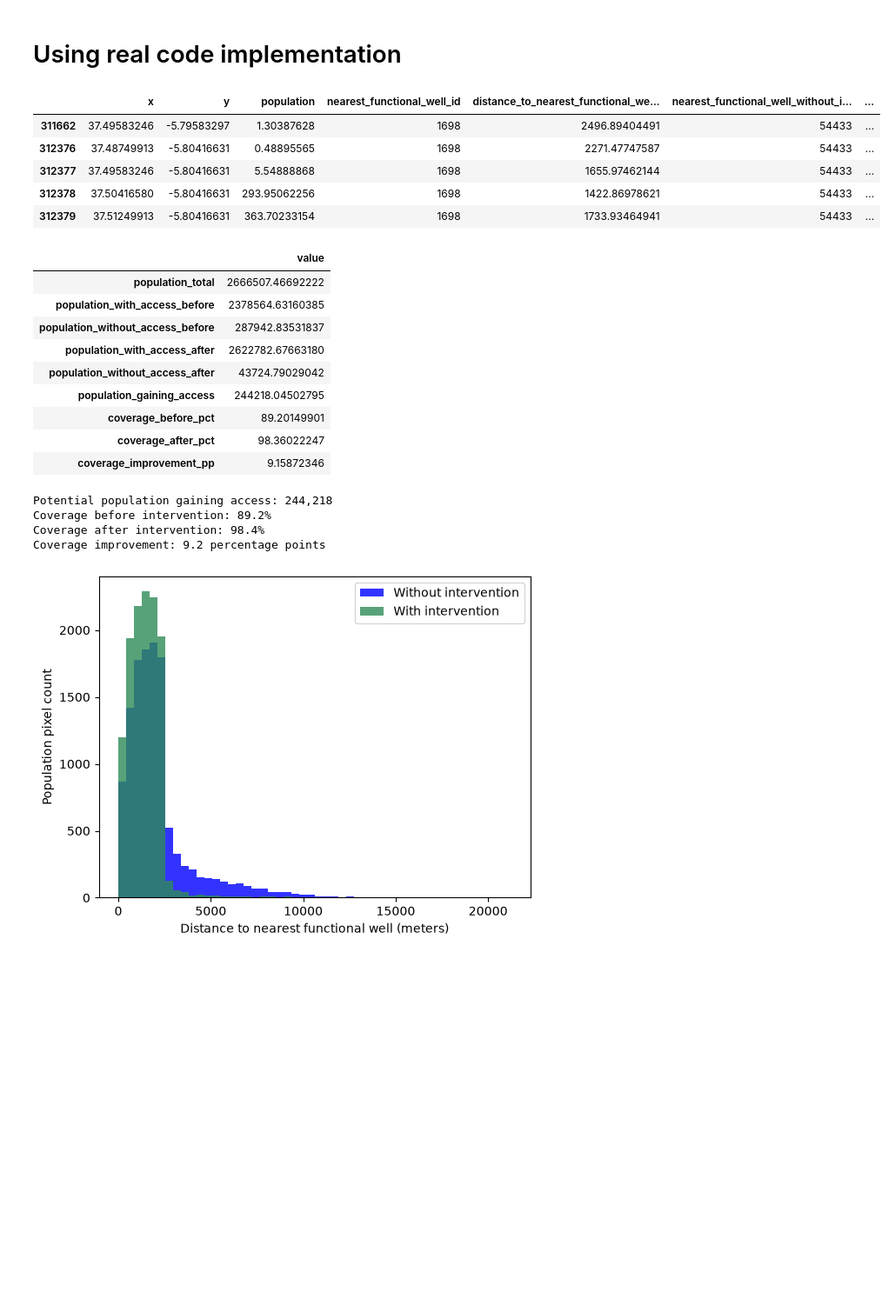
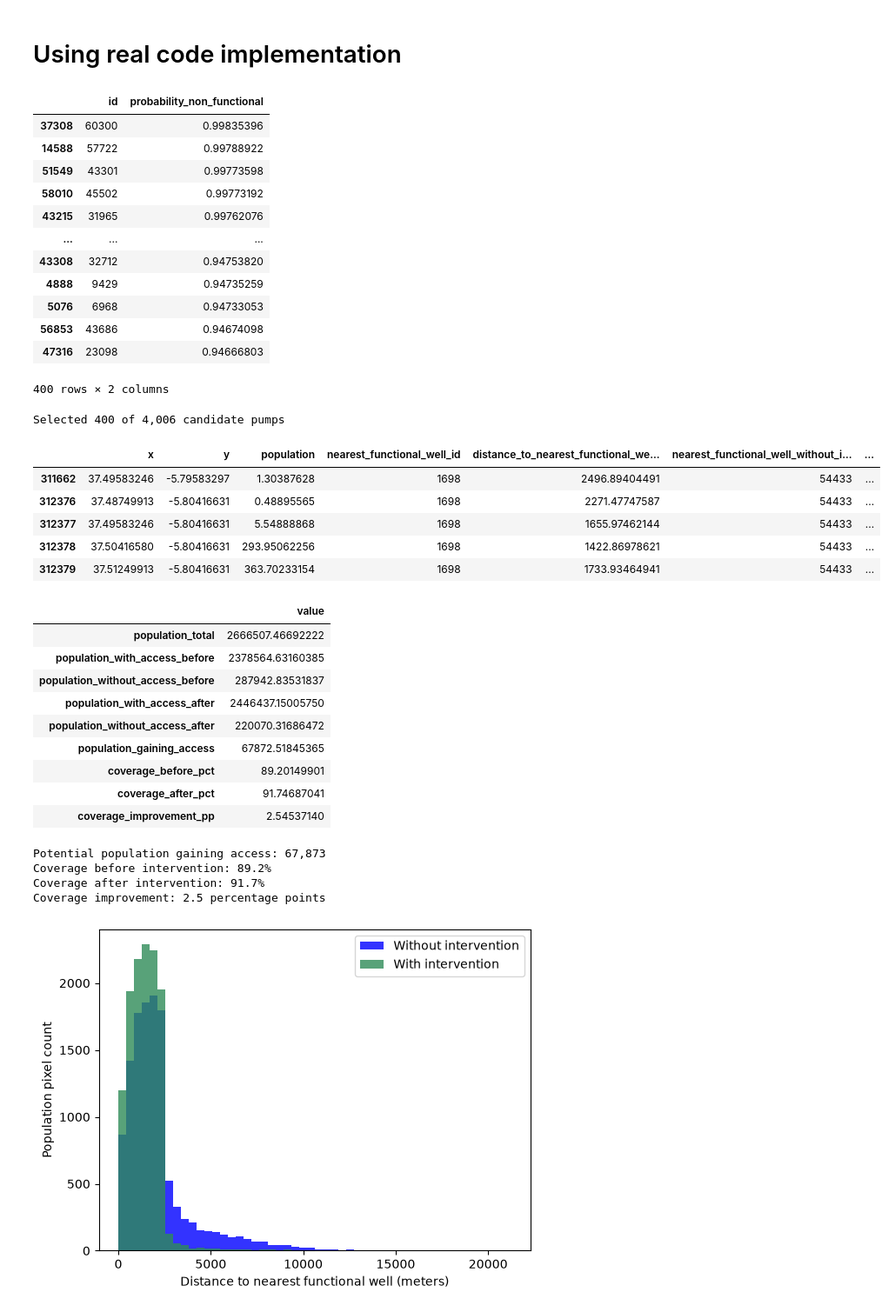
Before and after one commit to koffiekasper/Tanzania-Waterpump-Case, a Jupyter notebook: notebooks/geo_pop_experimentation.ipynb, the cells around one changed output. Shown at 87% size. Cells and saved outputs as stored; diff of their text form; code cells hidden in the pictures; blank space fills up the shorter version.

```diff
--- a/notebooks/geo_pop_experimentation.ipynb
+++ b/notebooks/geo_pop_experimentation.ipynb
@@ -872,53 +882,80 @@ dtype: float64
 # %%
 import pandas as pd
 from IPython.display import display
-from water_wells.kpi_metrics import build_population_access_df, calculate_access_kpis
+from water_wells.kpi_metrics import (
+    build_population_access_df, calculate_access_kpis, select_interventions,
+)
 
 # Inputs from the TIFF-loading and holdout-prediction cells above.
 nearby_radius_m = 2_500
 access_distance_m = 2_500
+
+# Choose ONE budget: top N pumps OR a fraction of all candidate pumps.
+budget_n = None
+budget_fraction = 0.10  # 10%; rounds down. For 100 pumps, use 100 and None.
+selected_wells_df = select_interventions(
+    holdout_results_df, budget_n=budget_n, budget_fraction=budget_fraction,
+)
+# Selection uses probabilities only; false positives still consume budget.
+display(selected_wells_df[["id", "probability_non_functional"]])
+print(f"Selected {len(selected_wells_df):,} of {len(holdout_results_df):,} candidate pumps")
 
 filtered_population_df = build_population_access_df(
     population_df=population_df,
     holdout_results_df=holdout_results_df,
     population_crs=pop_tanzania.crs,
     nearby_radius_m=nearby_radius_m,
+    selected_well_ids=selected_wells_df["id"],
 )
 # Coordinates, population, nearest well IDs, and distances before/after intervention.
 display(filtered_population_df.head())
 
 access_kpis = calculate_access_kpis(
     filtered_population_df,
     access_distance_m=access_distance_m,
 )
 access_kpis_df = pd.Series(access_kpis, name="value").to_frame()
 display(access_kpis_df)
 
 print(f"Potential population gaining access: {access_kpis['population_gaining_access']:,.0f}")
 print(f"Coverage before intervention: {access_kpis['coverage_before_pct']:.1f}%")
 print(f"Coverage after intervention: {access_kpis['coverage_after_pct']:.1f}%")
 print(f"Coverage improvement: {access_kpis['coverage_improvement_pp']:.1f} percentage points")
 # %% [output]
-|  | x | y | population | nearest_functional_well_id | distance_to_nearest_functional_we... | nearest_functional_well_without_i... | ... |
-| 311662 | 37.49583246 | -5.79583297 | 1.30387628 | 1698 | 2496.89404491 | 54433 | ... |
-| 312376 | 37.48749913 | -5.80416631 | 0.48895565 | 1698 | 2271.47747587 | 54433 | ... |
-| 312377 | 37.49583246 | -5.80416631 | 5.54888868 | 1698 | 1655.97462144 | 54433 | ... |
-| 312378 | 37.50416580 | -5.80416631 | 293.95062256 | 1698 | 1422.86978621 | 54433 | ... |
-| 312379 | 37.51249913 | -5.80416631 | 363.70233154 | 1698 | 1733.93464941 | 54433 | ... |
+|  | id | probability_non_functional |
+| 37308 | 60300 | 0.99835396 |
+| 14588 | 57722 | 0.99788922 |
+| 51549 | 43301 | 0.99773598 |
+| 58010 | 45502 | 0.99773192 |
+| 43215 | 31965 | 0.99762076 |
+| ... | ... | ... |
+| 43308 | 32712 | 0.94753820 |
+| 4888 | 9429 | 0.94735259 |
+| 5076 | 6968 | 0.94733053 |
+| 56853 | 43686 | 0.94674098 |
+| 47316 | 23098 | 0.94666803 |
+400 rows × 2 columns
+Selected 400 of 4,006 candidate pumps
-|  | value |
-| population_total | 2666507.46692222 |
-| population_with_access_before | 2378564.63160385 |
-| population_without_access_before | 287942.83531837 |
-| population_with_access_after | 2622782.67663180 |
-| population_without_access_after | 43724.79029042 |
-| population_gaining_access | 244218.04502795 |
-| coverage_before_pct | 89.20149901 |
-| coverage_after_pct | 98.36022247 |
-| coverage_improvement_pp | 9.15872346 |
+|  | x | y | population | nearest_functional_well_id | distance_to_nearest_functional_we... | nearest_functional_well_without_i... | ... |
+| 311662 | 37.49583246 | -5.79583297 | 1.30387628 | 1698 | 2496.89404491 | 54433 | ... |
+| 312376 | 37.48749913 | -5.80416631 | 0.48895565 | 1698 | 2271.47747587 | 54433 | ... |
+| 312377 | 37.49583246 | -5.80416631 | 5.54888868 | 1698 | 1655.97462144 | 54433 | ... |
+| 312378 | 37.50416580 | -5.80416631 | 293.95062256 | 1698 | 1422.86978621 | 54433 | ... |
+| 312379 | 37.51249913 | -5.80416631 | 363.70233154 | 1698 | 1733.93464941 | 54433 | ... |
-Potential population gaining access: 244,218
-Coverage before intervention: 89.2%
-Coverage after intervention: 98.4%
-Coverage improvement: 9.2 percentage points
+|  | value |
+| population_total | 2666507.46692222 |
+| population_with_access_before | 2378564.63160385 |
+| population_without_access_before | 287942.83531837 |
+| population_with_access_after | 2446437.15005750 |
+| population_without_access_after | 220070.31686472 |
+| population_gaining_access | 67872.51845365 |
+| coverage_before_pct | 89.20149901 |
+| coverage_after_pct | 91.74687041 |
+| coverage_improvement_pp | 2.54537140 |
+Potential population gaining access: 67,873
+Coverage before intervention: 89.2%
+Coverage after intervention: 91.7%
+Coverage improvement: 2.5 percentage points
 # %%
 plt.hist(
     [filtered_population_df[column].dropna() for column in columns],
```
Also changed, not shown: parts of 2 cells of this notebook, 2 other files.
